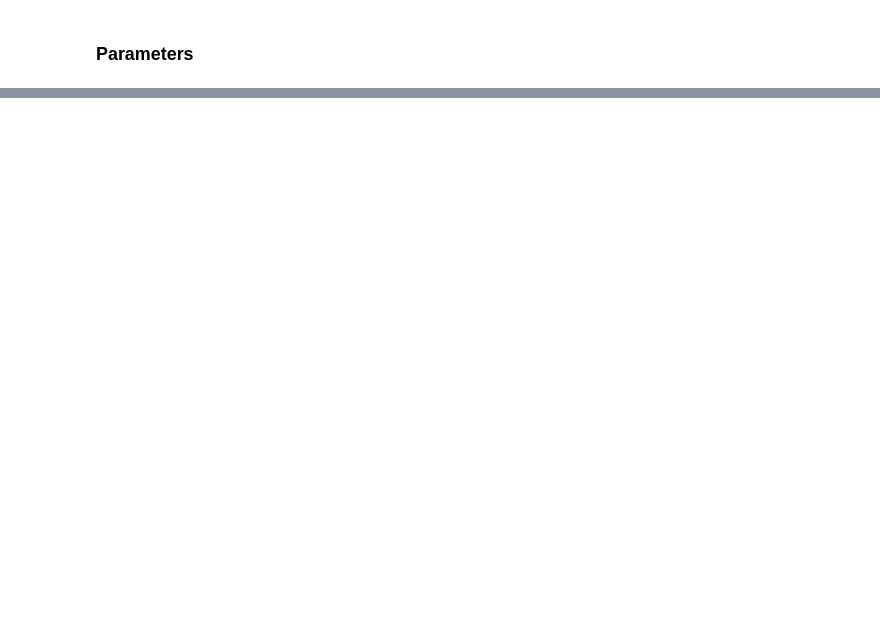
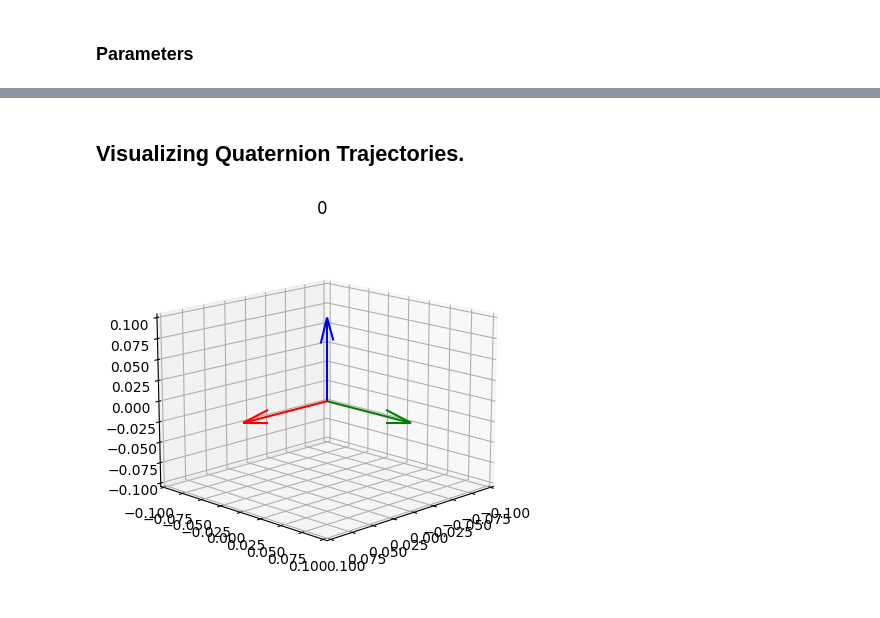
Before and after one commit to acl21/sac_n_gmm, a Jupyter notebook: examples/CALVINExperiment/gmr_example_ori.ipynb, the cells around one changed output, grey strips where cells are left out. Cells and saved outputs as stored; diff of their text form; code cells hidden in the pictures; blank space fills up the shorter version.

Commit message:
orientation GMM with quaternions + quaternion rotation visualizations are added

```diff
--- a/examples/CALVINExperiment/gmr_example_ori.ipynb
+++ b/examples/CALVINExperiment/gmr_example_ori.ipynb
@@ -277,0 +146,2 @@ plt.tight_layout()
+# %% [markdown]
+## Visualizing Quaternion Trajectories.
@@ -277,0 +191,36 @@ plt.tight_layout()
+# %%
+buffer = 0.1
+minx = -buffer
+maxx = +buffer
+
+miny = - buffer
+maxy = + buffer
+
+minz = - buffer
+maxz = + buffer
+# %%
+fig = plt.figure()
+ax = fig.add_subplot(111, projection='3d')
+
+
+X = [1/10, 0, 0]
+Y = [0, 1/10, 0]
+Z = [0, 0, 1/10]
+origin = [0.0, 0.0, 0.0]
+# origin = dataset.X[0][0][:3]
+OX, OY, OZ = zip(origin)
+
+ax.quiver(OX, OY, OZ, X[0],X[1], X[2], color='red')
+ax.quiver(OX, OY, OZ, Y[0], Y[1], Y[2], color='green')
+ax.quiver(OX, OY, OZ, Z[0],Z[1],Z[2], color='blue')
+# ax.scatter(OX, OY, OZ, color='gray')
+ax.view_init(elev=15, azim=45)
+ax.set(xlim=(minx, maxx), ylim=(miny, maxy), zlim=(minz, maxz))
+ax.set_title("0")
+# ax.set_xticks([])
+# ax.set_yticks([])
+# ax.set_zticks([])
+plt.show()
+plt.close(fig)
+# %% [output]
+[figure, added]
```
Also changed, not shown: parts of 32 cells of this notebook, 1 other file.
